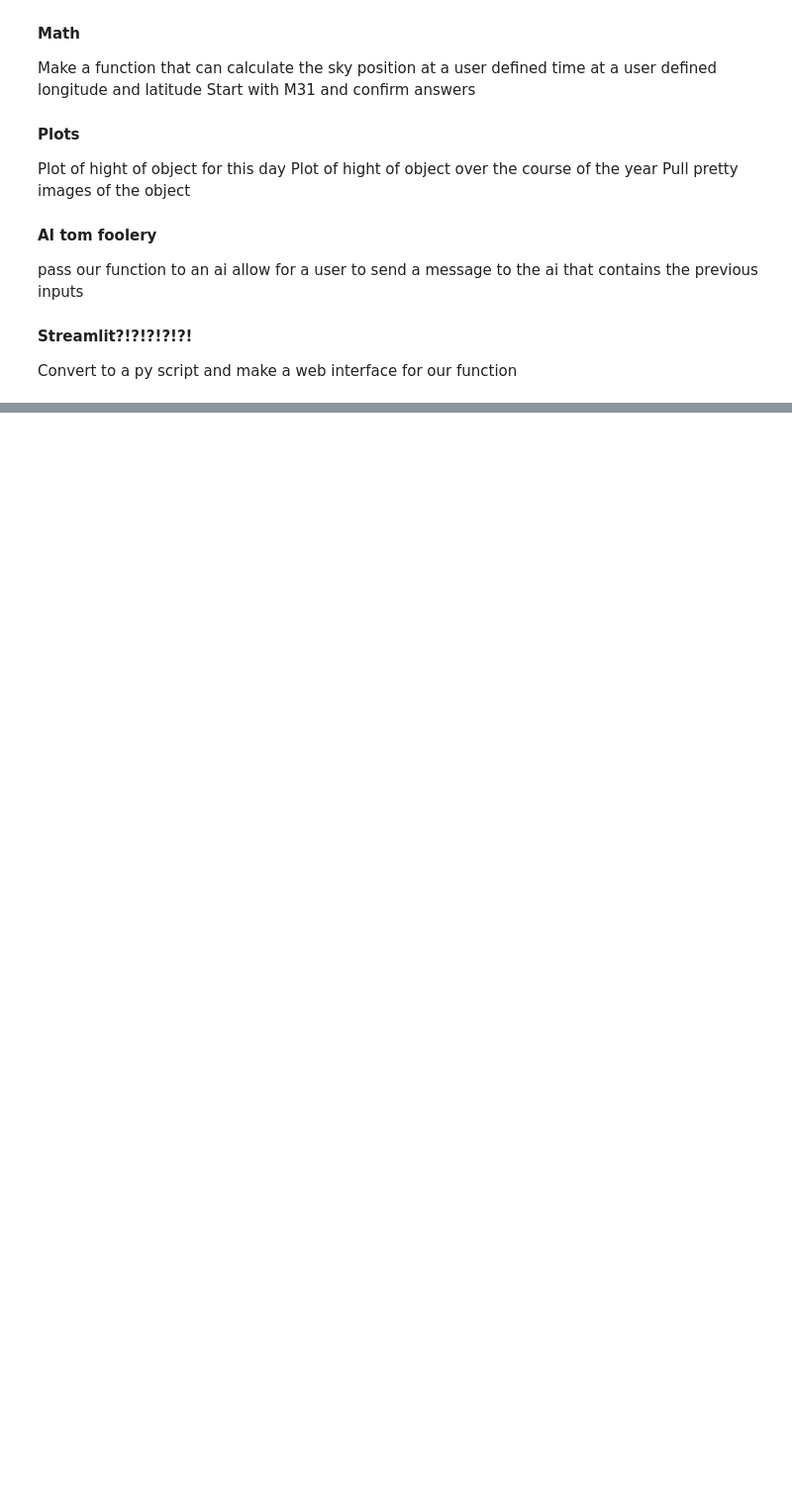
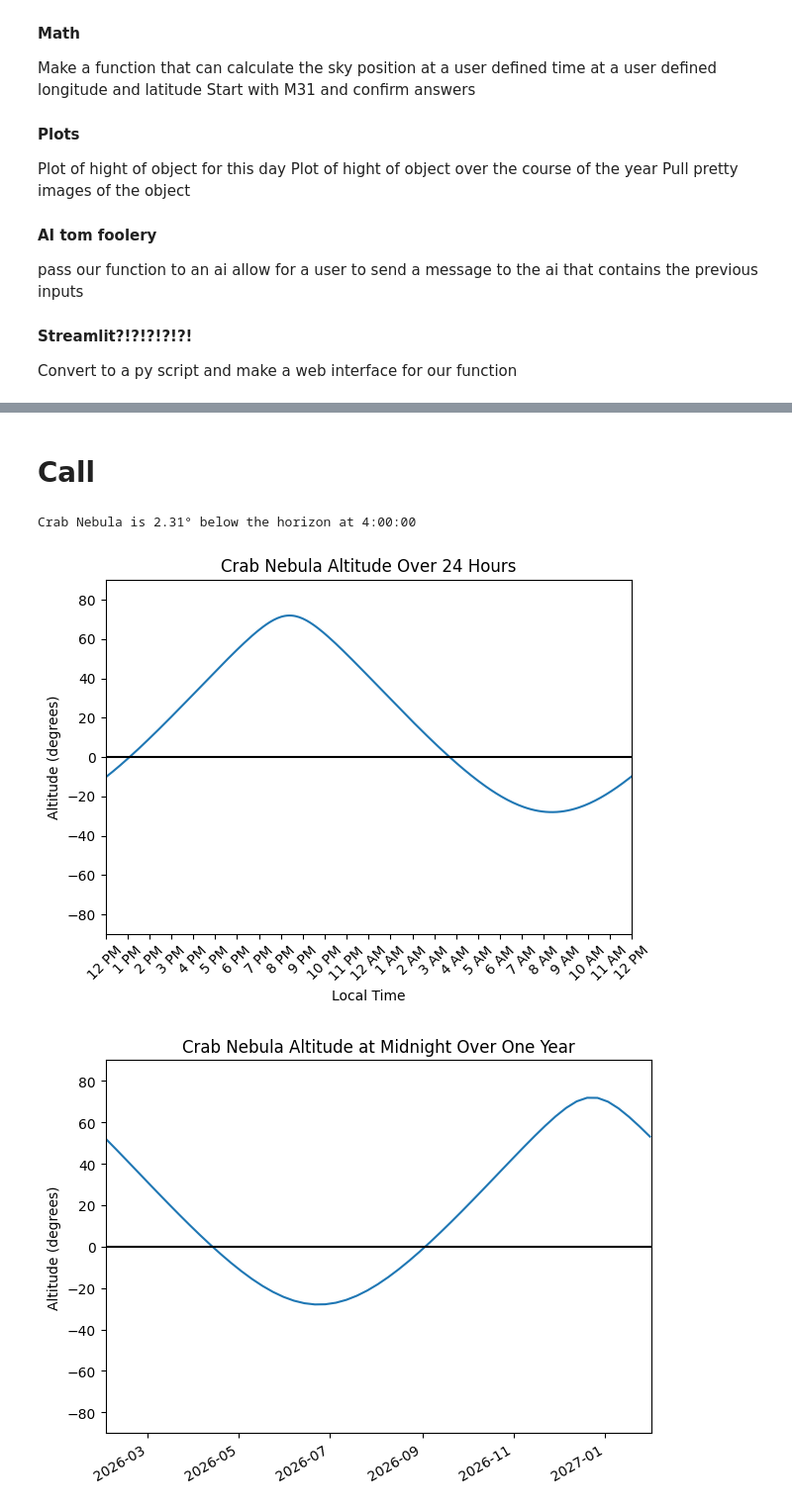
Before and after one commit to Wesley-Newman/Astron_1221_Project_1, a Jupyter notebook: Project_1.ipynb, the cells around one changed output, grey strips where cells are left out. Shown at 99% size. Drawn from its saved outputs; the diff is of its cells as text; code cells hidden in the pictures; blank space fills up the shorter version.

Commit message:
Plots implemented

```diff
--- a/Project_1.ipynb
+++ b/Project_1.ipynb
@@ -132,0 +329,64 @@ M31 is 20.75° above the horizon
+# %% [markdown]
+# **Call**
+# %%
+if __name__ == "__main__":
+    obj = messier_1
+    obs_date = "2026-02-15"
+    obs_time = "4:00:00"
+    latitude = 40.0
+    longitude = -83.0
+    utc_offset = -5
+
+    altitude = calculate_altitude(
+    obj,
+    obs_date,
+    obs_time,
+    latitude,
+    longitude,
+    utc_offset
+    )
+
+
+    if altitude > 0:
+        print(f"{obj.name} is {altitude:.2f}° above the horizon at {obs_time}")
+    else:
+        print(f"{obj.name} is {abs(altitude):.2f}° below the horizon at {obs_time}")
+
+    plot_altitude_24hr(
+        obj,
+        obs_date,
+        latitude,
+        longitude,
+        utc_offset
+    )
+
+    plot_altitude_year(
+        obj,
+        obs_date,
+        latitude,
+        longitude,
+        utc_offset,
+        step_days=7
+    )
+    if hasattr(obj, "image_url") and obj.image_url:
+        try:
+            req = Request(
+                obj.image_url,
+                headers={'User-Agent': 'Mozilla/5.0'}
+            )
+
+            with urlopen(req) as response:
+                img = Image.open(response)
+                plt.imshow(np.asarray(img))
+                plt.axis('off')
+                plt.title(obj.name)
+                plt.show()
+
+        except Exception as e:
+            print(f"Could not load image: {e}")
+    else:
+        print("No image available.")
+# %% [output]
+Crab Nebula is 2.31° below the horizon at 4:00:00
+[figure, added]
+[figure, added]
```
Also changed, not shown: parts of 10 cells of this notebook.
